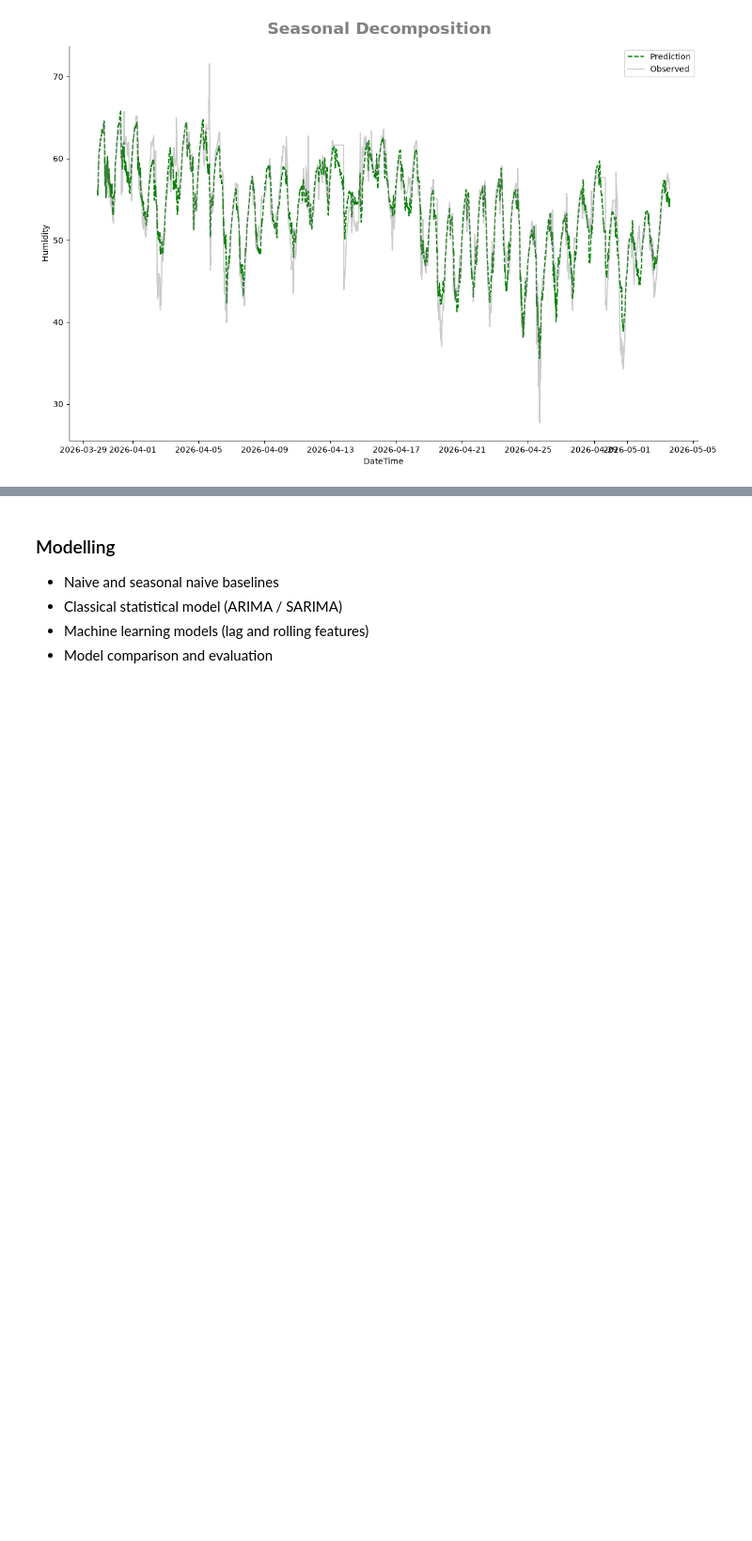
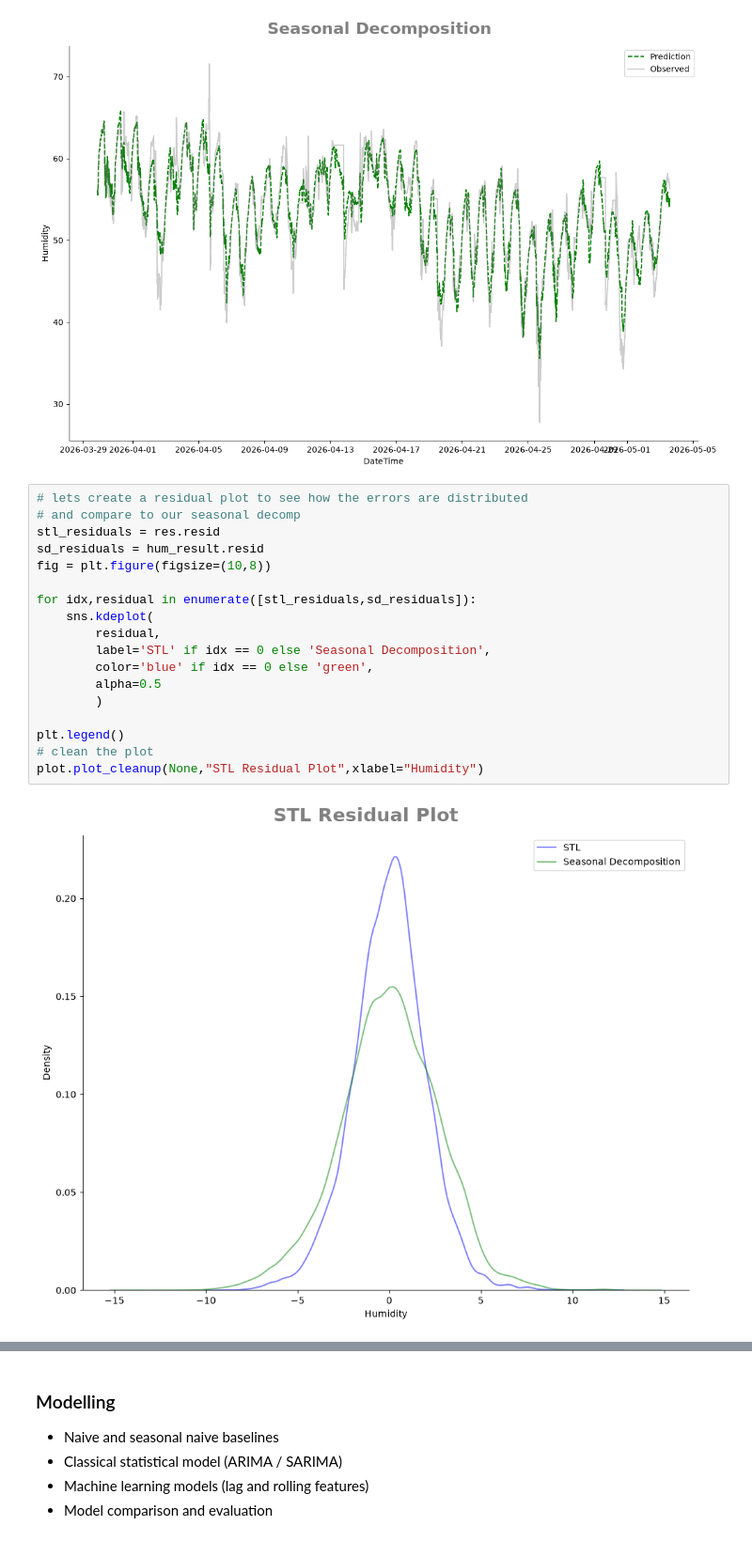
Before and after one commit to Cmay487/bedroom-humidity-forecasting, a Jupyter notebook: forecasting.ipynb, the cells around one changed output, grey strips where cells are left out. Shown at 94% size. Cells and saved outputs as stored; diff of their text form; blank space fills up the shorter version.

```diff
--- a/forecasting.ipynb
+++ b/forecasting.ipynb
@@ -223,3 +223,23 @@ plt.tight_layout()
 model_vs_reality(model=res, target='Humidity', sample_size=10000)
 # %% [output]
 [figure]
+# %%
+# lets create a residual plot to see how the errors are distributed
+# and compare to our seasonal decomp
+stl_residuals = res.resid
+sd_residuals = hum_result.resid
+fig = plt.figure(figsize=(10,8))
+
+for idx,residual in enumerate([stl_residuals,sd_residuals]):
+    sns.kdeplot(
+        residual,
+        label='STL' if idx == 0 else 'Seasonal Decomposition',
+        color='blue' if idx == 0 else 'green',
+        alpha=0.5
+        )
+
+plt.legend()
+# clean the plot
+plot.plot_cleanup(None,"STL Residual Plot",xlabel="Humidity")
+# %% [output]
+[figure, added]
```
Also changed, not shown: parts of 1 cell of this notebook.
